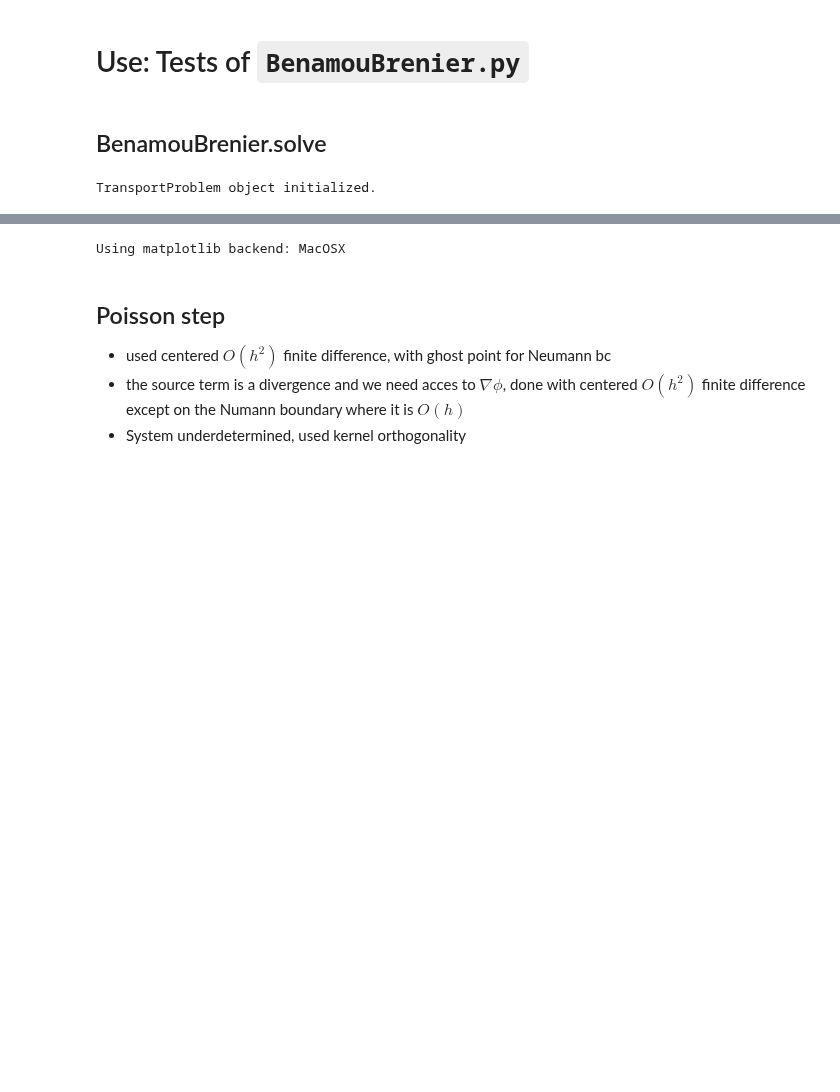
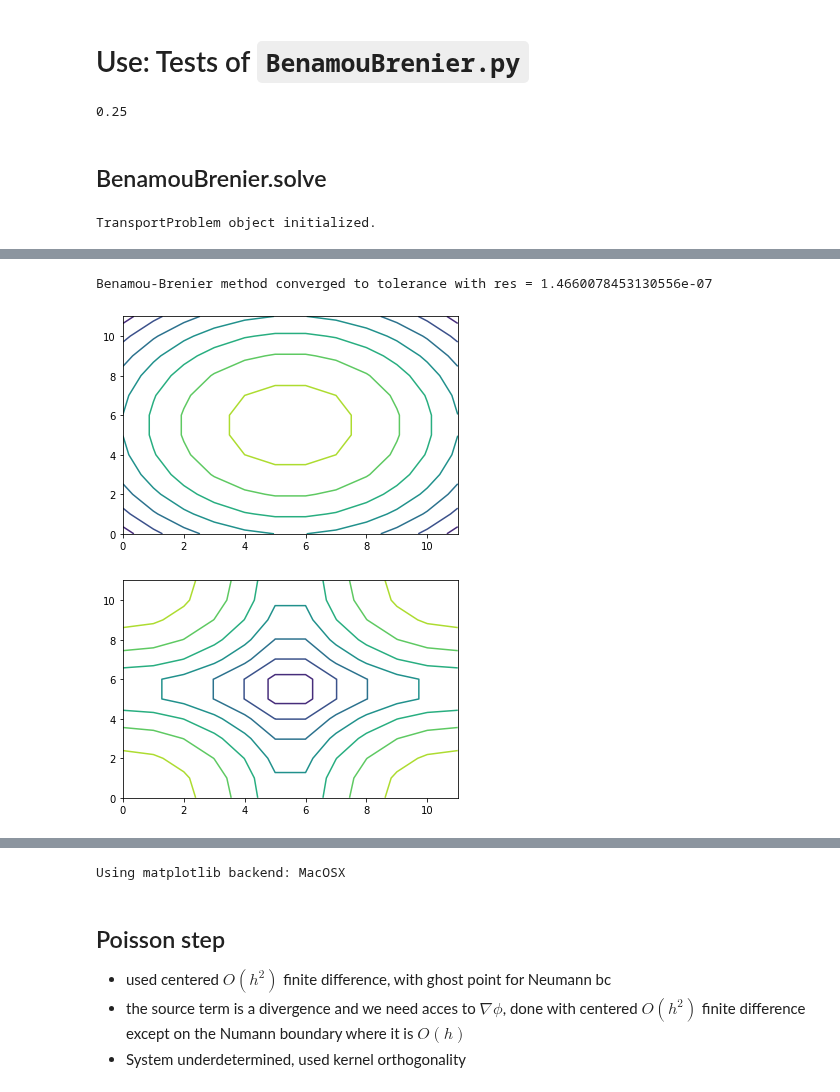
Before and after one commit to Benoit-Muller/Computational-Optimal-Transport, a Jupyter notebook: tests_BB.ipynb, the cells around one changed output, grey strips where cells are left out. Drawn from its saved outputs; the diff is of its cells as text; code cells hidden in the pictures; blank space fills up the shorter version.

```diff
--- a/tests_BB.ipynb
+++ b/tests_BB.ipynb
@@ -12,6 +12,16 @@ from tqdm.notebook import tqdm,trange # to display loading bars
 
 from BenamouBrenier import TransportProblem
 from transport import gaussian_transport, gaussian_discreatization, random_gaussian_parameters
+# %%
+def torus_dist2(x,y):
+    dist = np.min([(x[0]-y[0])**2, (1-np.abs(x[0]-y[0]))**2])
+    dist = dist + np.min([(x[1]-y[1])**2, (1-np.abs(x[1]-y[1]))**2])
+    return dist
+
+d = torus_dist2(np.array([0,0.5]), np.array([0.75,0.5]))
+np.sqrt(d)
+# %% [output]
+0.25
 # %% [markdown]
 ## BenamouBrenier.solve
 # %%
@@ -25,16 +35,20 @@ mesh= np.array(np.meshgrid(np.linspace(0,1,N),np.linspace(0,1,N)))
 
 #mean1, cov1 = random_gaussian_parameters(2,rng)
 #mean2, cov2 = random_gaussian_parameters(2,rng)
-mean1 , cov1 = 0.45 * np.ones((2)) , np.eye(2) / 10
-mean2 , cov2 = 0.55 * np.ones((2)) , np.eye(2) / 10
+mean1 , cov1 = 0.5 * np.ones((2)) , np.eye(2) / 10
+mean2 , cov2 = 1 * np.ones((2)) , np.eye(2) / 10
 
 mu,nu = np.empty((N,N)),np.empty((N,N))
 for idx in np.ndindex((N,N)):
-    mu[idx] = multivariate_normal.pdf(mesh[(...,*idx)], mean1, cov1)
-    nu[idx] = multivariate_normal.pdf(mesh[(...,*idx)], mean2, cov2)
-mu = mu/np.mean(mu)
-nu = nu/np.mean(nu)
-prob1 = TransportProblem(mesh,mu,nu,T)
-prob1.solve(maxiter=10)
+    mu[idx] = np.exp(-0.5*torus_dist2(mesh[(...,*idx)],mean1)/10)
+    nu[idx] = np.exp(-0.5*torus_dist2(mesh[(...,*idx)],mean2)/10)
+mu = mu/np.sum(mu)
+nu = nu/np.sum(nu)
+plt.figure()
+plt.contour(mu)
+plt.figure()
+plt.contour(nu)
+prob1 = TransportProblem(mesh,mu,nu,T,tau=1.0)
+prob1.solve(maxiter=1)
 # %% [output]
 TransportProblem object initialized.
@@ -42,3 +57,6 @@ Benamou-Brenier method stopped at the maximum number of iterations, with criteri
+Benamou-Brenier method converged to tolerance with res = 1.4660078453130556e-07
+[figure, added]
+[figure, added]
 # %%
 %matplotlib inline
 tt= np.linspace(0,1,5)
```
Also changed, not shown: parts of 2 cells of this notebook, 1 other file.
